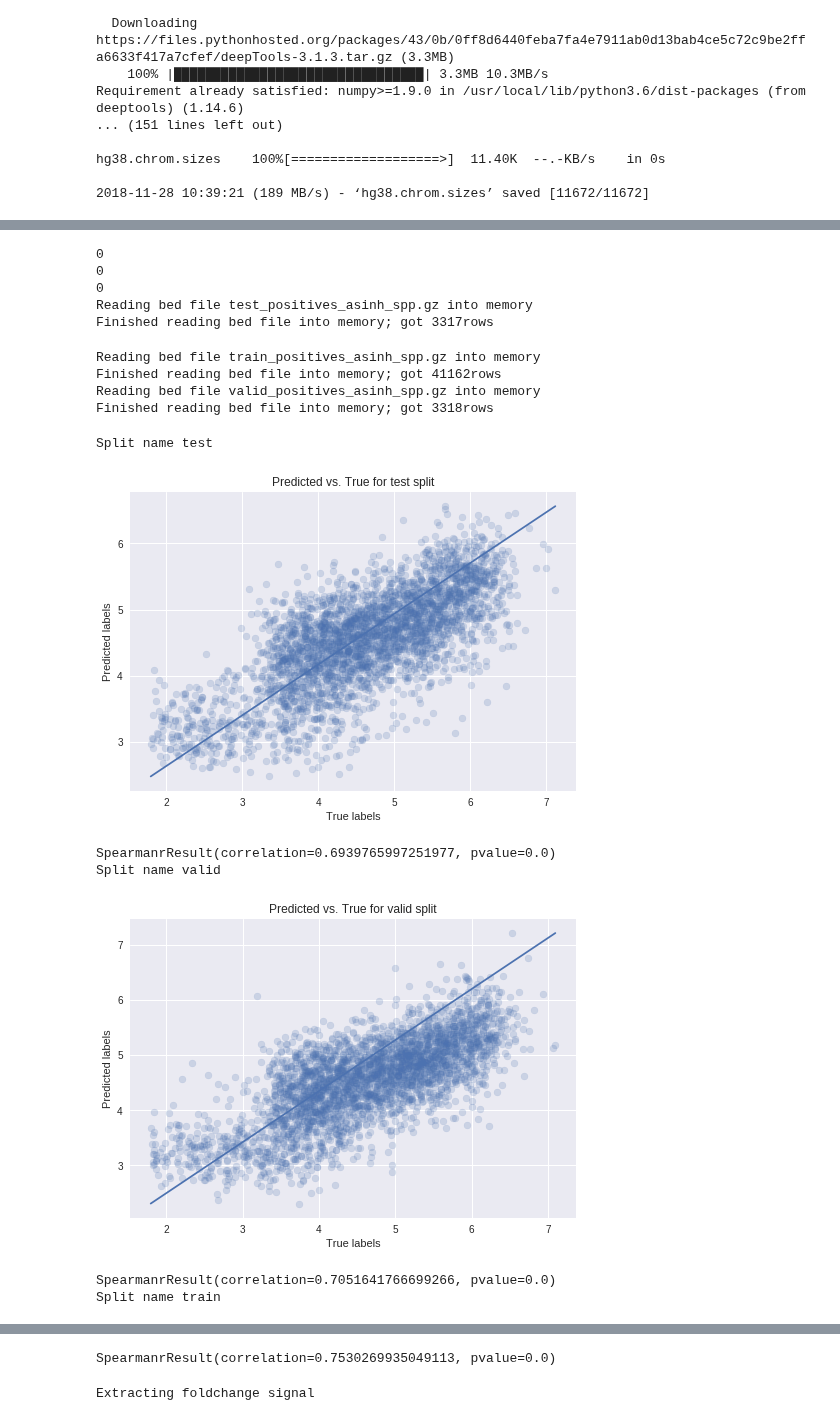
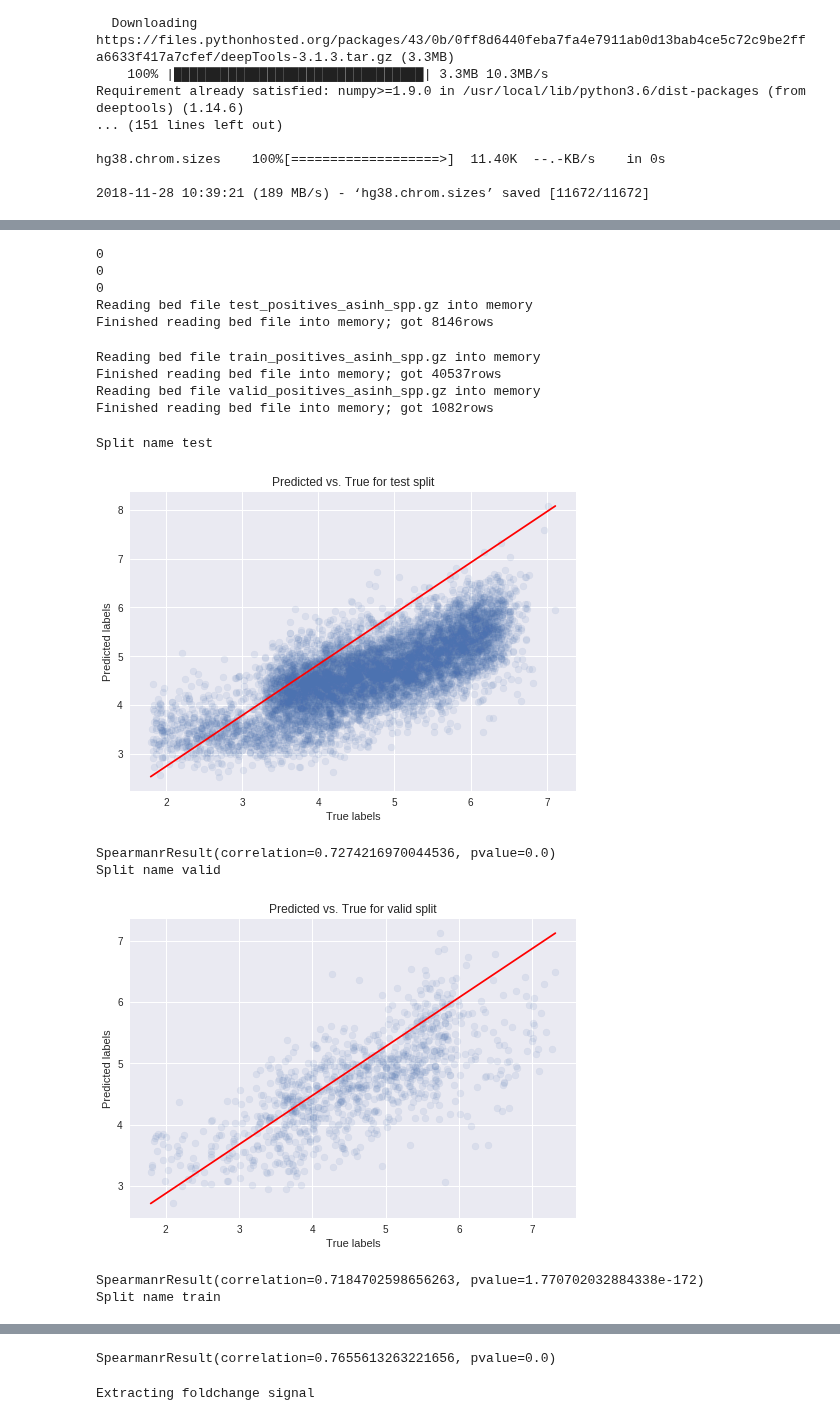
Before and after one commit to AvantiShri/colab_notebooks, a Jupyter notebook: Abhi_CTCF_Replication.ipynb, the cells around one changed output, grey strips where cells are left out. Saved outputs shown, nothing was run; the diff lists cells and outputs as text; code cells hidden in the pictures.

Commit message:
Saved model positives_asinh_spp_model_2018Nov28_0908am_chromosomeholdout.h5, with chromosome holdout

```diff
--- a/Abhi_CTCF_Replication.ipynb
+++ b/Abhi_CTCF_Replication.ipynb
@@ -99,10 +99,10 @@ def get_core_model(num_conv_filters,
 def train_regression_model(num_outputs,
                            train_bed_source,
                            valid_bed_source,
+                           num_validation_samples,
                            steps_per_epoch=200,
                            batch_size=128,
                            adam_lr=0.001,
-                           num_validation_samples=3500,
                            num_conv_filters=15,
                            conv_filter_length=15,
                            pool_length_and_stride=5,
@@ -110,7 +110,7 @@ def train_regression_model(num_outputs,
                            preinit_model=None,
                            epochs_to_train_for=60):
 
-  validation_steps = int(num_validation_samples/batch_size)
+  validation_steps = int(np.ceil(num_validation_samples/batch_size))
 
 
   class SpearmanCorrCallback(keras.callbacks.Callback):
@@ -182,6 +182,7 @@ from matplotlib import pyplot as plt
 
 positives_asinh_spp_model, positives_asinh_spp_fit_history = train_regression_model(
                              num_outputs=1,
+                             num_validation_samples=sum([1 for x in gzip.open("valid_positives_asinh_spp.gz",'rb')]),
                              train_bed_source="train_positives_asinh_spp.gz",
                              valid_bed_source="valid_positives_asinh_spp.gz")
 # %% [output]
@@ -278,35 +288,36 @@ valid_positives_asinh_spp_y, valid_positives_asinh_spp_name_to_predictions = get
 0
 0
 Reading bed file test_positives_asinh_spp.gz into memory
-Finished reading bed file into memory; got 3317rows
+Finished reading bed file into memory; got 8146rows
 Reading bed file train_positives_asinh_spp.gz into memory
-Finished reading bed file into memory; got 41162rows
+Finished reading bed file into memory; got 40537rows
 Reading bed file valid_positives_asinh_spp.gz into memory
-Finished reading bed file into memory; got 3318rows
+Finished reading bed file into memory; got 1082rows
 # %%
 from scipy.stats import spearmanr
 for split_name, split_labels, split_modelname_to_predictions in [
     ('test', test_positives_asinh_spp_y, test_positives_asinh_spp_name_to_predictions),
     ('valid', valid_positives_asinh_spp_y, valid_positives_asinh_spp_name_to_predictions),
     ('train', train_positives_asinh_spp_y, train_positives_asinh_spp_name_to_predictions)]:
   print("Split name",split_name)
   for modelname in split_modelname_to_predictions:
     plt.scatter(split_labels[:,0],
-                split_modelname_to_predictions[modelname][:,0], alpha=0.2)
+                split_modelname_to_predictions[modelname][:,0], alpha=0.1)
     plt.xlabel("True labels")
     plt.ylabel("Predicted labels")
     plt.title("Predicted vs. True for "+split_name+" split")
     plt.plot([np.min(split_labels), np.max(split_labels)],
              [np.min(split_modelname_to_predictions[modelname][:,0]),
-              np.max(split_modelname_to_predictions[modelname][:,0])])
+              np.max(split_modelname_to_predictions[modelname][:,0])],
+             color="red")
     plt.show()
     print(spearmanr(a=split_labels[:,0],
                     b=split_modelname_to_predictions[modelname][:,0]))
 # %% [output]
 Split name test
-[figure, old version]
+[figure, new version]
-SpearmanrResult(correlation=0.6939765997251977, pvalue=0.0)
+SpearmanrResult(correlation=0.7274216970044536, pvalue=0.0)
 Split name valid
-[figure, old version]
+[figure, new version]
-SpearmanrResult(correlation=0.7051641766699266, pvalue=0.0)
+SpearmanrResult(correlation=0.7184702598656263, pvalue=1.770702032884338e-172)
 Split name train
@@ -314,4 +325,4 @@ Split name train
-SpearmanrResult(correlation=0.7530269935049113, pvalue=0.0)
+SpearmanrResult(correlation=0.7655613263221656, pvalue=0.0)
 # %%
 import os
 import sys
```
Also changed, not shown: parts of 10 cells of this notebook.
